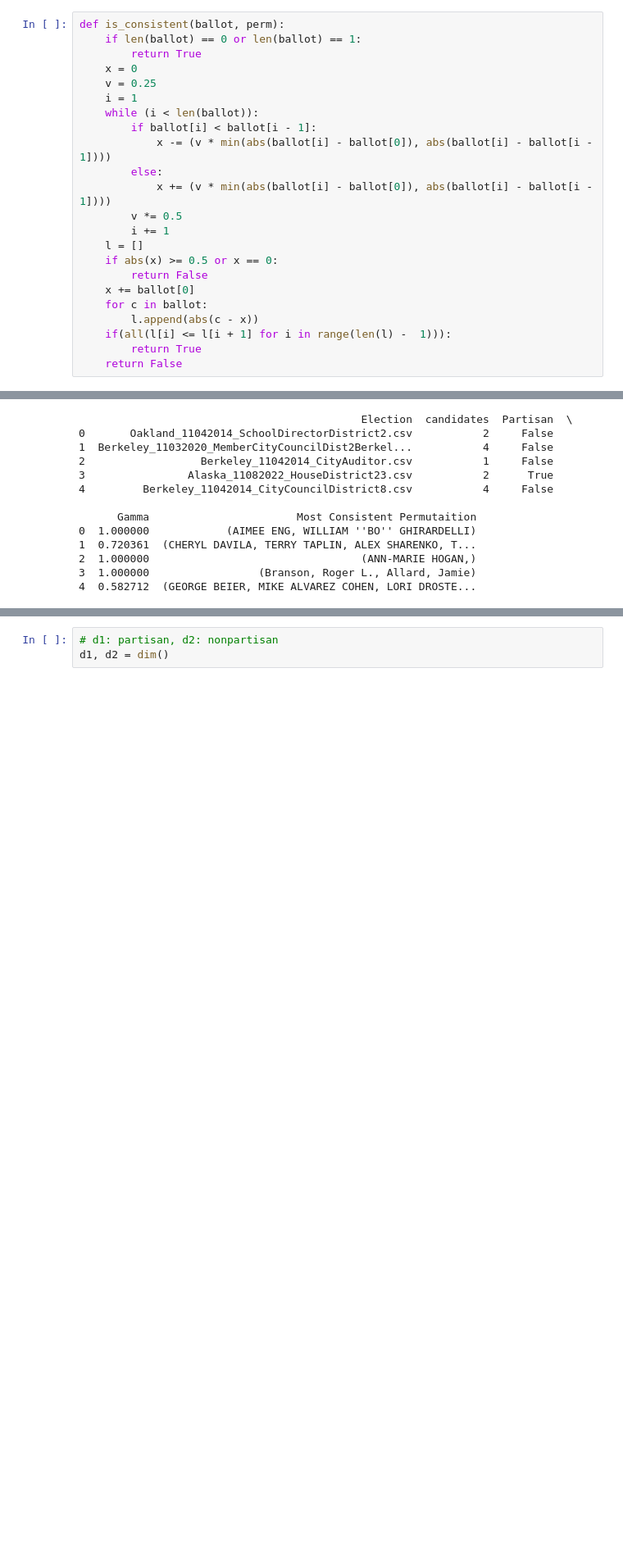
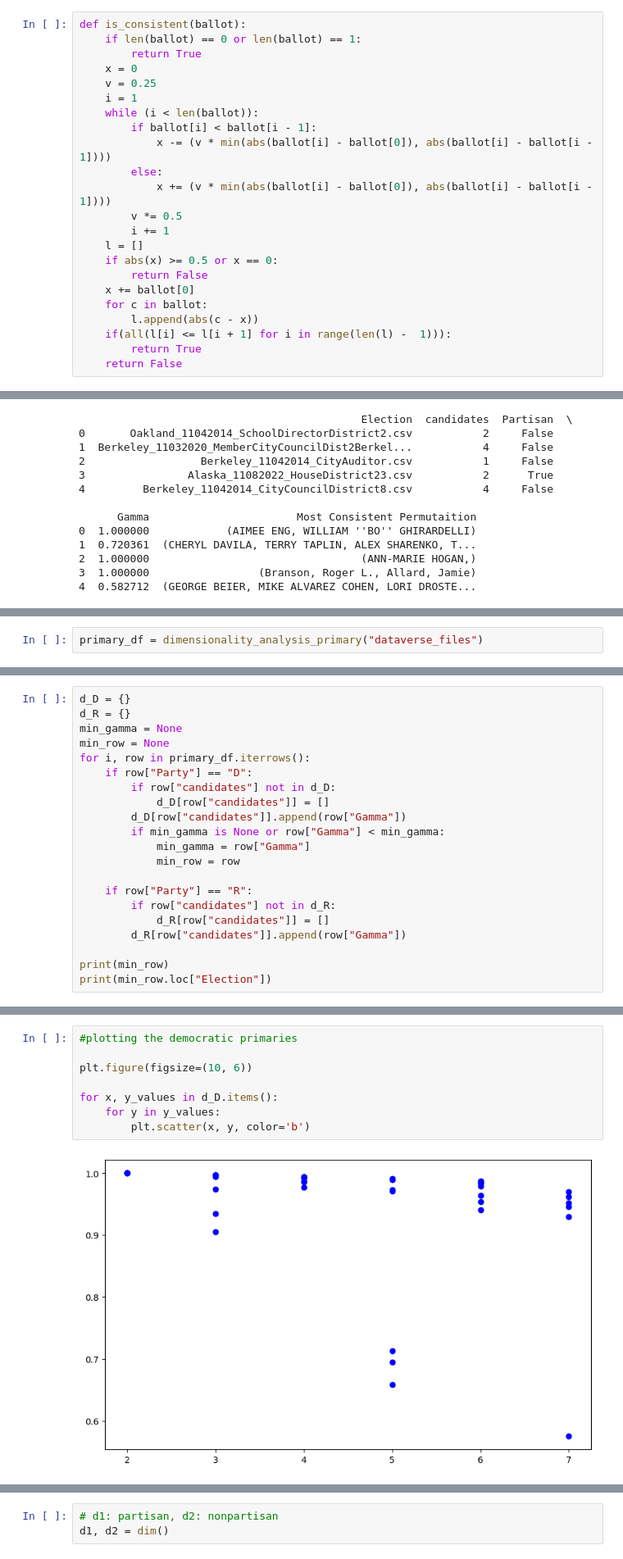
Before and after one commit to ericssimpson/voting-analysis-tools, a Jupyter notebook: team_arrow/cvr_class/permutations.ipynb, the cells around one changed output, grey strips where cells are left out. Shown at 82% size. Saved outputs shown, nothing was run; the diff lists cells and outputs as text; blank space fills up the shorter version.

```diff
--- a/team_arrow/cvr_class/permutations.ipynb
+++ b/team_arrow/cvr_class/permutations.ipynb
@@ -50,7 +50,7 @@ def is_consistent2(ballot, perm):
                 return False
     return check(0, index, -1)
 # %%
-def is_consistent(ballot, perm):
+def is_consistent(ballot):
     if len(ballot) == 0 or len(ballot) == 1:
         return True
     x = 0
@@ -172,0 +215,2 @@ df.to_csv("gamma.csv")
+# %%
+primary_df = dimensionality_analysis_primary("dataverse_files")
@@ -172,0 +247,21 @@ df.to_csv("gamma.csv")
+# %%
+d_D = {}
+d_R = {}
+min_gamma = None
+min_row = None
+for i, row in primary_df.iterrows():
+    if row["Party"] == "D":
+        if row["candidates"] not in d_D:
+            d_D[row["candidates"]] = []
+        d_D[row["candidates"]].append(row["Gamma"])
+        if min_gamma is None or row["Gamma"] < min_gamma:
+            min_gamma = row["Gamma"]
+            min_row = row
+
+    if row["Party"] == "R":
+        if row["candidates"] not in d_R:
+            d_R[row["candidates"]] = []
+        d_R[row["candidates"]].append(row["Gamma"])
+
+print(min_row)
+print(min_row.loc["Election"])
@@ -172,0 +276,10 @@ df.to_csv("gamma.csv")
+# %%
+#plotting the democratic primaries
+
+plt.figure(figsize=(10, 6))
+
+for x, y_values in d_D.items():
+    for y in y_values:
+        plt.scatter(x, y, color='b')
+# %% [output]
+[figure, added]
```
Also changed, not shown: parts of 7 cells of this notebook, 4 other files.
